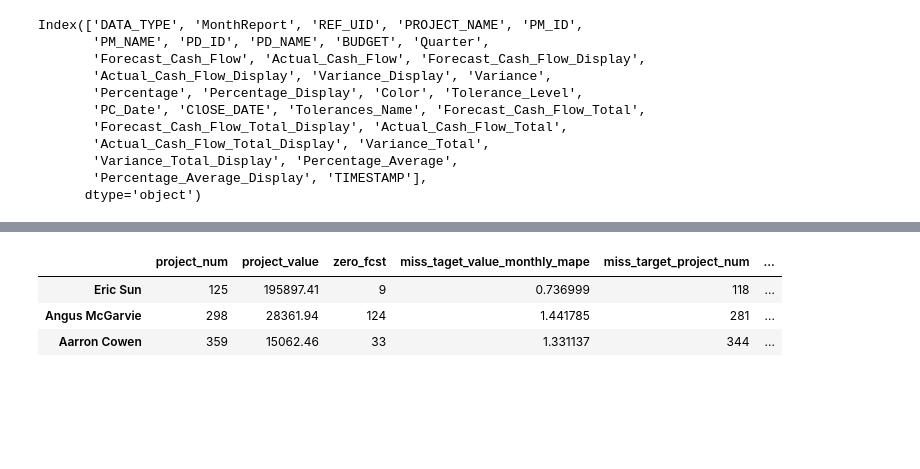
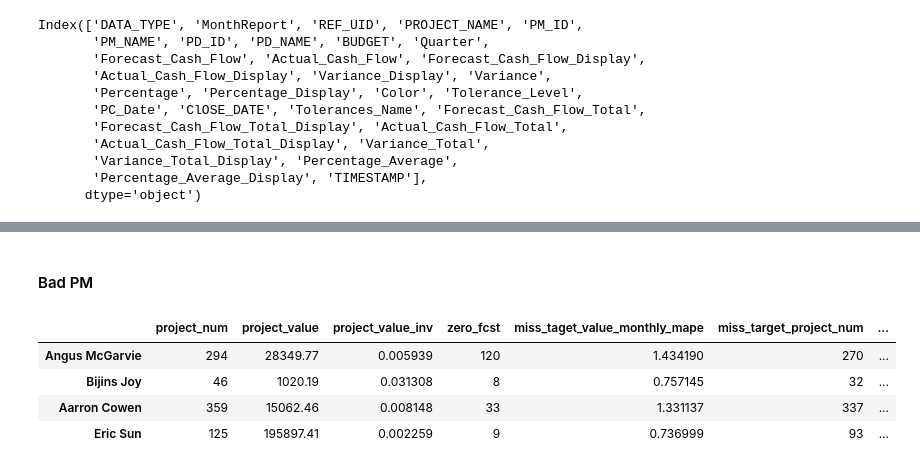
Before and after one commit to heroxk/pmrs_analytics_poc, a Jupyter notebook: pm_performance_insights.ipynb, the cells around one changed output, grey strips where cells are left out. Drawn from its saved outputs; the diff is of its cells as text; code cells hidden in the pictures; blank space fills up the shorter version.

Commit message:
Update Logic; Add Spending Dashboard

```diff
--- a/pm_performance_insights.ipynb
+++ b/pm_performance_insights.ipynb
@@ -75 +110,3 @@ df.shape
+# %%
+df = df[df['REF_UID']!=1162]
 # %%
@@ -122,0 +160,7 @@ df_angus.head(10)
+# %%
+underspend = df_person[(df_person['Forecast_Cash_Flow_Display'] - df_person['Actual_Cash_Flow_Display']) * 2 \
+                    /(df_person['Actual_Cash_Flow_Display'] + df_person['Forecast_Cash_Flow_Display'])>0.05].shape[0]
+print(f"underspend:{underspend}")
+overderspend = df_person[(df_person['Actual_Cash_Flow_Display'] - df_person['Forecast_Cash_Flow_Display']) * 2 \
+                    /(df_person['Actual_Cash_Flow_Display'] + df_person['Forecast_Cash_Flow_Display'])>0.05].shape[0]
+print(f"overderspend:{overderspend}")
@@ -161,19 +211,29 @@ for name in PM_list:
 
     # Metric: Total Project Value Delivered
     project_value = df_tmp['Actual_Cash_Flow_Display'].sum()
+    project_value_inv = 1.0 / np.sqrt(project_value)
 
     # Metric: Number of Time that Put Forecast as Zero
     zero_fcst = df_tmp[df_tmp['Forecast_Cash_Flow_Display']==0].shape[0]
 
     # Metric KS Distribution
-    ks_distrb = ks_2samp(df_tmp['Forecast_Cash_Flow_Display'], df_tmp['Actual_Cash_Flow_Display'])
+#     ks_distrb = ks_2samp(df_tmp['Forecast_Cash_Flow_Display'], df_tmp['Actual_Cash_Flow_Display'])
 
     # Metric: Total Number of Time that Missing Target
     underspend = df_tmp[(df_tmp['Forecast_Cash_Flow_Display'] - df_tmp['Actual_Cash_Flow_Display']) * 2 \
-                        /(df_tmp['Actual_Cash_Flow_Display'] - df_tmp['Forecast_Cash_Flow_Display'])>0.05].shape[0]
+                        /(df_tmp['Actual_Cash_Flow_Display'] + df_tmp['Forecast_Cash_Flow_Display'])>0.05].shape[0]
 
     overderspend = df_tmp[(df_tmp['Actual_Cash_Flow_Display'] - df_tmp['Forecast_Cash_Flow_Display']) * 2 \
-                        /(df_tmp['Actual_Cash_Flow_Display'] - df_tmp['Forecast_Cash_Flow_Display'])>0.05].shape[0]
+                        /(df_tmp['Actual_Cash_Flow_Display'] + df_tmp['Forecast_Cash_Flow_Display'])>0.05].shape[0]
+
+    underspend_project_num = underspend
+    overspend_project_num = overderspend
+
+    # Metric: Overspend/Underspend $
+    df_tmp['spend_diff'] = df_tmp['Forecast_Cash_Flow_Display'] - df_tmp['Actual_Cash_Flow_Display']
+    underspend_value = abs(sum(df_tmp[df_tmp['spend_diff']>0]['spend_diff']))
+    overderspend_value = abs(sum(df_tmp[df_tmp['spend_diff']<0]['spend_diff']))
+
 
     miss_target_project_num = underspend + overderspend
 
@@ -191,7 +251,7 @@ for name in PM_list:
     miss_target_value = sum(df_tmp['Forecast_Cash_Flow_Display']) - sum(df_tmp['Actual_Cash_Flow_Display'])
 
     # Metric: Total Missing Target $ Value Percentage (Can Cancel Off)
-    miss_target_value_perc_error = (sum(df_tmp['Forecast_Cash_Flow_Display']) - sum(df_tmp['Actual_Cash_Flow_Display'])) * 2 / \
+    miss_target_value_perc_error = abs(sum(df_tmp['Forecast_Cash_Flow_Display']) - sum(df_tmp['Actual_Cash_Flow_Display'])) * 2 / \
                                    (sum(df_tmp['Forecast_Cash_Flow_Display']) + sum(df_tmp['Actual_Cash_Flow_Display']))
 
     # Metric: Total Logged Missing Target Absolute $ Value (Can't Cancel Off)
@@ -200,10 +260,15 @@ for name in PM_list:
     pm_perf[name] = [
         project_num,
         project_value,
+        project_value_inv,
         zero_fcst,
 #         ks_distrb,
         miss_taget_value_monthly_mape,
         miss_target_project_num,
+        underspend_project_num,
+        overspend_project_num,
+        underspend_value,
+        overderspend_value,
         miss_target_project_ratio,
         miss_target_value,
         miss_target_value_perc_error,
@@ -213,10 +278,15 @@ for name in PM_list:
 df_pm_perf = pd.DataFrame.from_dict(pm_perf, orient='index',
                                  columns=['project_num',
                                           'project_value',
+                                          'project_value_inv',
                                           'zero_fcst',
 #                                           'ks_distrb',
                                           'miss_taget_value_monthly_mape',
                                           'miss_target_project_num',
+                                          'underspend_project_num',
+                                          'overspend_project_num',
+                                          'underspend_value',
+                                          'overderspend_value',
                                           'miss_target_project_ratio',
                                           'miss_target_value',
                                           'miss_target_value_perc_error',
@@ -235,7 +323,14 @@ df_pm_perf.sort_values('miss_taget_value_monthly_mape').tail(3)
+# %% [markdown]
+#### Bad PM
 # %%
-df_pm_perf[(df_pm_perf.index=='Angus McGarvie') | (df_pm_perf.index=='Aarron Cowen') | (df_pm_perf.index=='Eric Sun')]
+df_pm_perf[(df_pm_perf.index=='Angus McGarvie') \
+           | (df_pm_perf.index=='Aarron Cowen') \
+           | (df_pm_perf.index=='Eric Sun') \
+           | (df_pm_perf.index=='Bijins Joy')
+          ]
 # %% [output]
-|  | project_num | project_value | zero_fcst | miss_taget_value_monthly_mape | miss_target_project_num | ... |
-| Eric Sun | 125 | 195897.41 | 9 | 0.736999 | 118 | ... |
-| Angus McGarvie | 298 | 28361.94 | 124 | 1.441785 | 281 | ... |
-| Aarron Cowen | 359 | 15062.46 | 33 | 1.331137 | 344 | ... |
+|  | project_num | project_value | project_value_inv | zero_fcst | miss_taget_value_monthly_mape | miss_target_project_num | ... |
+| Angus McGarvie | 294 | 28349.77 | 0.005939 | 120 | 1.434190 | 270 | ... |
+| Bijins Joy | 46 | 1020.19 | 0.031308 | 8 | 0.757145 | 32 | ... |
+| Aarron Cowen | 359 | 15062.46 | 0.008148 | 33 | 1.331137 | 337 | ... |
+| Eric Sun | 125 | 195897.41 | 0.002259 | 9 | 0.736999 | 93 | ... |
```
Also changed, not shown: parts of 49 cells of this notebook, 2 other files.
